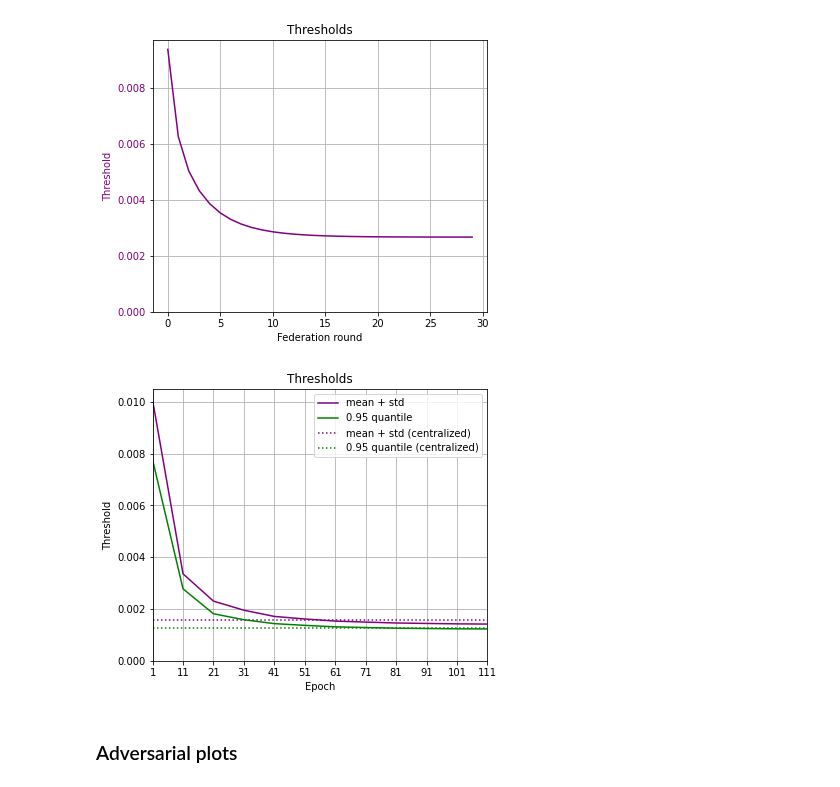
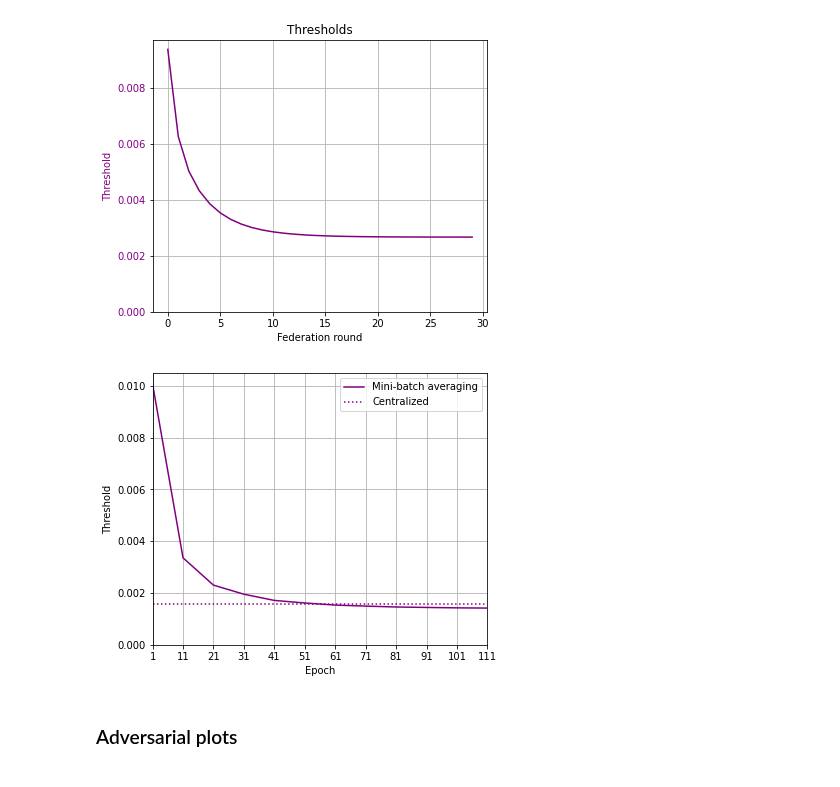
Before and after one commit to ValerianRey/fed_iot_guard, a Jupyter notebook: Test results.ipynb, the cells around one changed output. Drawn from its saved outputs; the diff is of its cells as text; code cells hidden in the pictures.

Commit message:
updated test results notebook

```diff
--- a/Test results.ipynb
+++ b/Test results.ipynb
@@ -185,7 +185,7 @@ print(avg_threshold)
 # %%
 # TODO: rename the x-axis as epoch in fedsgd and make it start at 1 in both cases
 
-path_test = 'test_results/decentralized_classifier_fedavg/0,0787 5rr/'
+path_test = 'test_results/decentralized_classifier_fedsgd/NO_ATTACK/0,95 5rr 64bs tm2-2rs/'
 
 with open(path_test + 'local_results.json') as json_file:
     test_local_results = json.load(json_file)
@@ -202,9 +202,9 @@ plot_federated_tpr_tnr(new_results_per_round, title='Test new devices results')
 plot_federated_acc(new_results_per_round, title='Test new devices results')
 
 print('Local result at last round:')
-print_rates_latex(local_results_per_round[-1])
+print_rates_latex2(local_results_per_round[-1])
 print()
 
 print('New result at last round:')
-print_rates_latex(new_results_per_round[-1])
+print_rates_latex2(new_results_per_round[-1])
 # %% [output]
@@ -286,11 +288,10 @@ plot_federated_acc_2(res1, res2, res3, multi_epoch=True, save=True)
 # %% [output]
 [figure]
 # %%
-def plot_global_thresholds_2(thresholds_1, thresholds_2, title='', multi_epoch=True, save=False):
+def plot_global_thresholds_2(thresholds_1, multi_epoch=True, save=False):
     fig, ax = plt.subplots(figsize=(6, 5))
     color_1 = 'purple'
     color_2 = 'green'
-    ax.set_title(title)
     ax.set_ylabel('Threshold')
     ax.set_ylim(0, 0.0105)
 
@@ -306,12 +307,13 @@ def plot_global_thresholds_2(thresholds_1, thresholds_2, title='', multi_epoch=T
         ax.set_xticks(ticks)
 
 
+    if multi_epoch:
+        label = "Multi-epoch averaging"
+    else:
+        label = "Mini-batch averaging"
+    ax.plot(ticks, thresholds_1, color=color_1, label=label)
 
-    ax.plot(ticks, thresholds_1, color=color_1, label='mean + std')
-    ax.plot(ticks, thresholds_2, color=color_2, label='0.95 quantile')
-
-    ax.hlines(0.001566670167570313, xmin=ticks[0], xmax=ticks[-1], color=color_1, linestyles='dotted', label='mean + std (centralized)')
-    ax.hlines(0.0012821135499204198, xmin=ticks[0], xmax=ticks[-1], color=color_2, linestyles='dotted', label='0.95 quantile (centralized)')
+    ax.hlines(0.001566670167570313, xmin=ticks[0], xmax=ticks[-1], color=color_1, linestyles='dotted', label='Centralized')
 
     ax.set_xlim(ticks[0], ticks[-1])
     ax.tick_params(axis='y')
@@ -333,19 +335,14 @@ plot_global_thresholds(global_thresholds_1, 'Thresholds', multi_epoch=True, save
 [figure]
 # %%
 path_1 = 'test_results/decentralized_autoencoder_fedsgd/0,5 5rr mean+std/'
-path_2 = 'test_results/decentralized_autoencoder_fedsgd/0,5 5rr 0,95quantile/'
 
 with open(path_1 + 'thresholds.json') as json_file:
     all_thresholds_1 = json.load(json_file)
 
-with open(path_2 + 'thresholds.json') as json_file:
-    all_thresholds_2 = json.load(json_file)
-
 global_thresholds_1 = get_thresholds_federated(all_thresholds_1)
-global_thresholds_2 = get_thresholds_federated(all_thresholds_2)
-plot_global_thresholds_2(global_thresholds_1, global_thresholds_2, 'Thresholds', multi_epoch=False, save=True)
+plot_global_thresholds_2(global_thresholds_1, multi_epoch=False, save=True)
 # %% [output]
-[figure, old version]
+[figure, new version]
 # %% [markdown]
 ### Adversarial plots
 # %%
```
Also changed, not shown: parts of 7 cells of this notebook.
